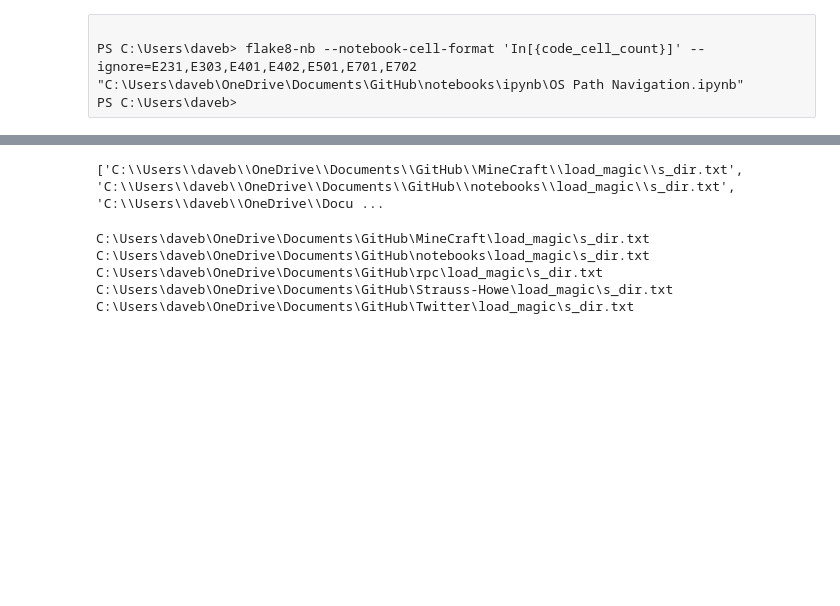
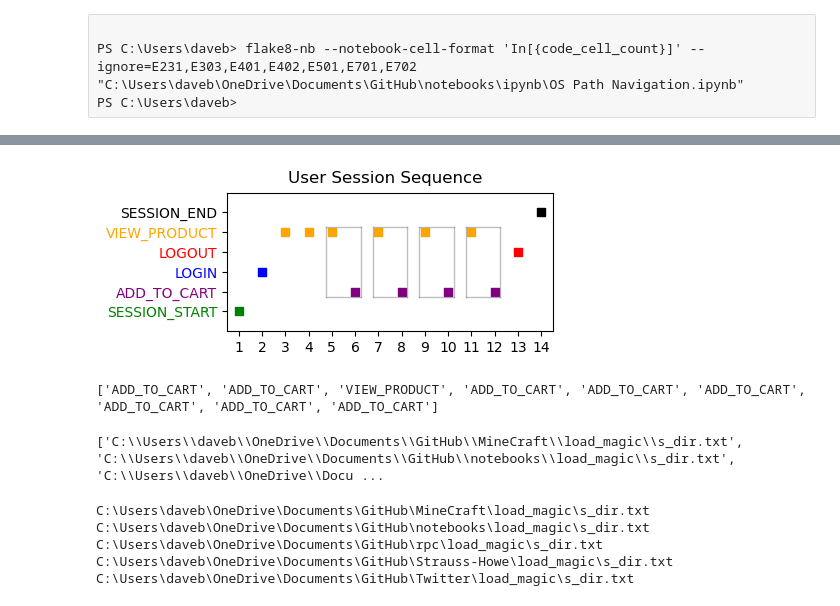
Before and after one commit to dbabbitt/notebooks, a Jupyter notebook: ipynb/OS Path Navigation.ipynb, the cells around one changed output, grey strips where cells are left out. Drawn from its saved outputs; the diff is of its cells as text; code cells hidden in the pictures; blank space fills up the shorter version.

Commit message:
Worked on sequence analysis example

```diff
--- a/ipynb/OS Path Navigation.ipynb
+++ b/ipynb/OS Path Navigation.ipynb
@@ -40,2 +41,54 @@ Pretty printing has been turned OFF
+# %%
+
+# Create a standard sequence plot where each element corresponds to a position on the y-axis
+import matplotlib.pyplot as plt
+import random
+
+# Define the sequence of user actions
+sequence = ["SESSION_START", "LOGIN", "VIEW_PRODUCT"]
+
+# Generate more shopping elements
+for _ in range(9):
+    if sequence[-1] != 'ADD_TO_CART':
+        sequence.append(random.choice(['VIEW_PRODUCT', 'ADD_TO_CART']))
+    else:
+        sequence.append('VIEW_PRODUCT')
+
+# Finish up the shopping
+sequence += ["LOGOUT", "SESSION_END"]
+
+# Define n-grams to highlight
+highlighted_ngrams = [["VIEW_PRODUCT", "ADD_TO_CART"]]
+
+# Define a custom color dictionary for the actions
+color_dict = {
+    "SESSION_START": "green",
+    "LOGIN": "blue",
+    "VIEW_PRODUCT": "orange",
+    "ADD_TO_CART": "purple",
+    "LOGOUT": "red",
+    "SESSION_END": "black"
+}
+
+# Plot the sequence
+fig, ax = nu.plot_sequence(
+    sequence=sequence,
+    highlighted_ngrams=highlighted_ngrams,
+    color_dict=color_dict,
+    suptitle="User Session Sequence",
+    verbose=False
+)
+
+# Show the plot
+plt.show()
+# %% [output]
+[figure, added]
+# %%
+
+import random
+
+random.choices(['ADD_TO_CART', 'VIEW_PRODUCT'], k=9)
+# %% [output]
+['ADD_TO_CART', 'ADD_TO_CART', 'VIEW_PRODUCT', 'ADD_TO_CART', 'ADD_TO_CART', 'ADD_TO_CART', 'ADD_TO_CART', 'ADD_TO_CART', 'ADD_TO_CART']
 # %%
 
```
Also changed, not shown: parts of 2 cells of this notebook, 2 other files.
